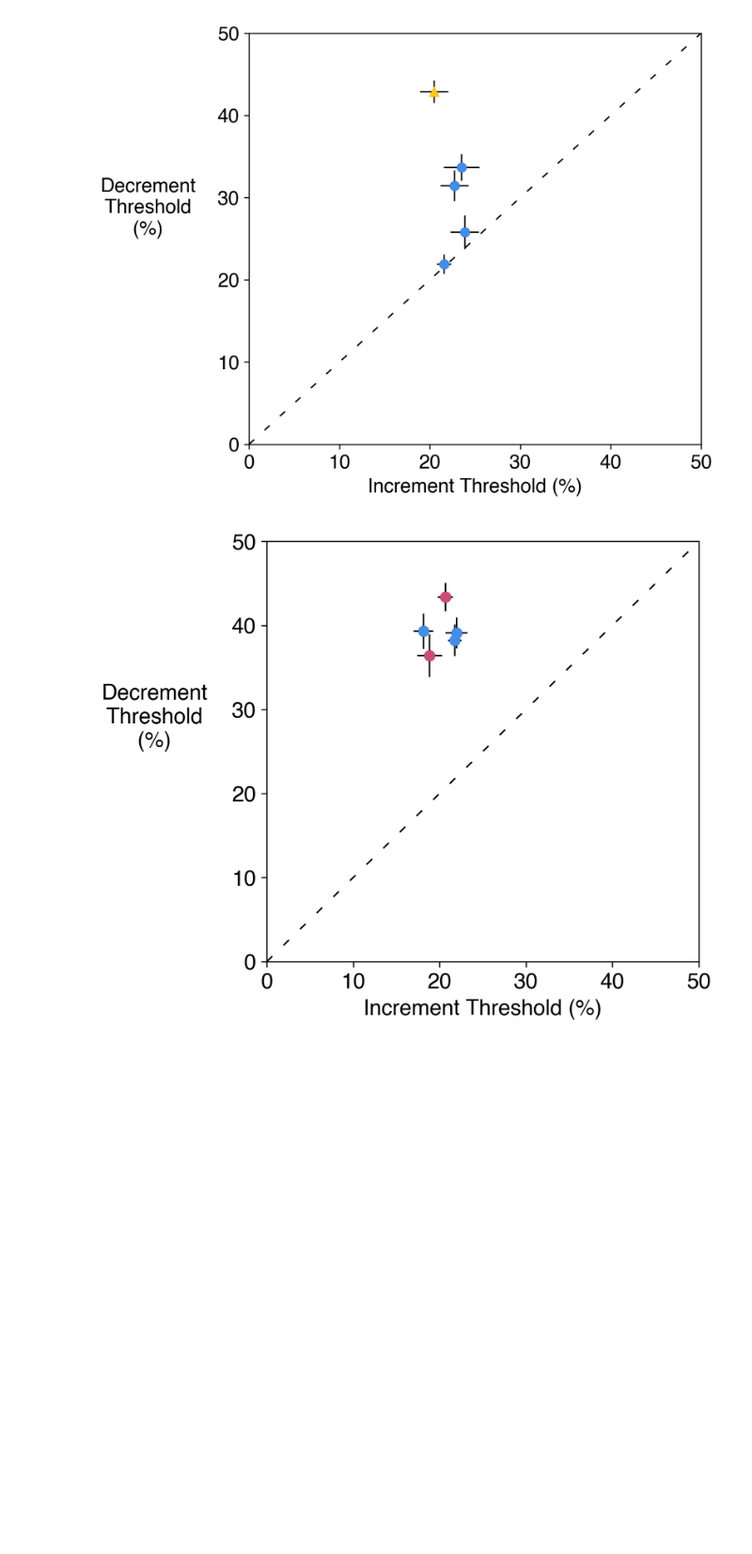
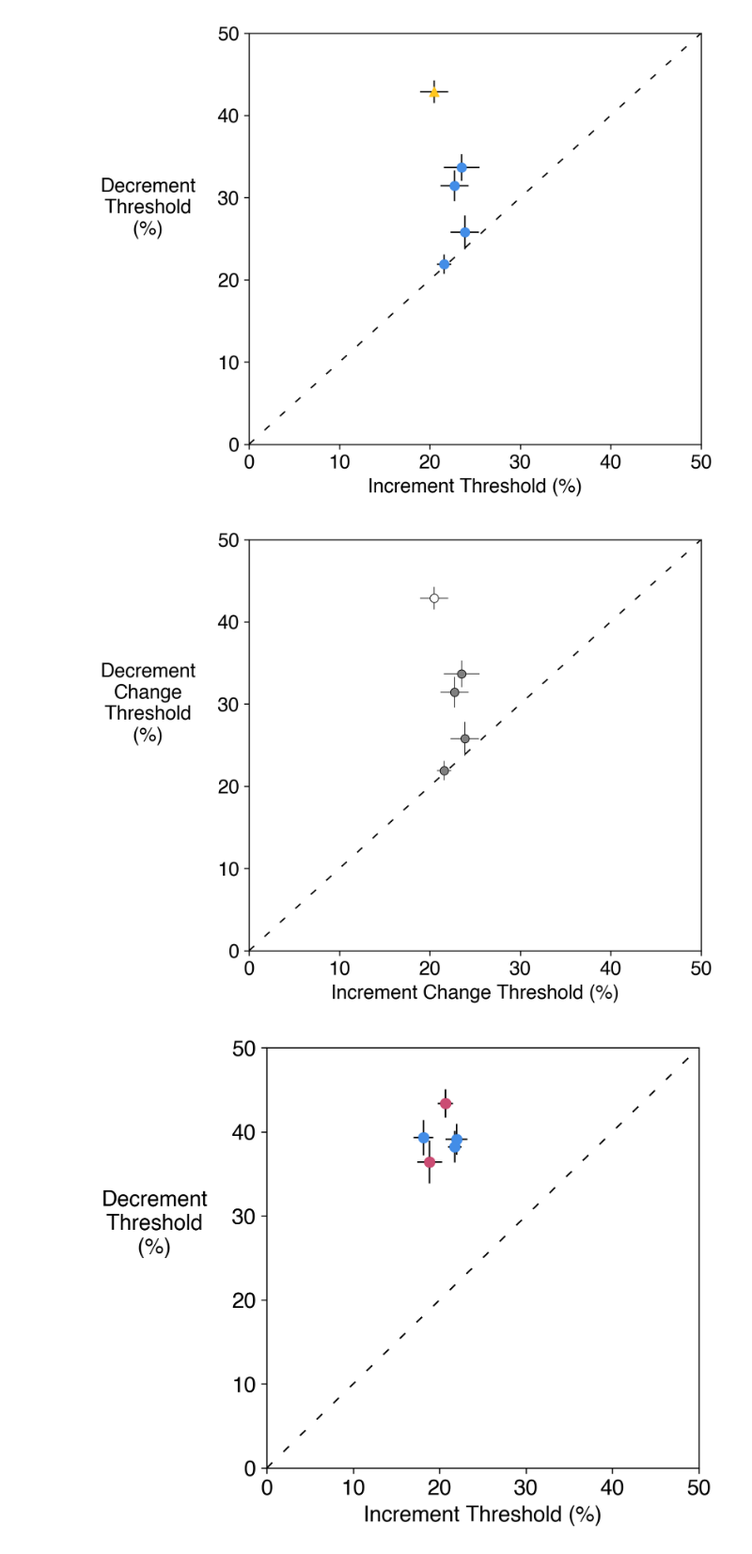
Before and after one commit to MaunsellLab/IDPsych, a Jupyter notebook: IDPsychFigures.ipynb, the cells around one changed output. Shown at 94% size. Drawn from its saved outputs; the diff is of its cells as text; code cells hidden in the pictures; blank space fills up the shorter version.

Commit message:
Figure Modifications
Lai changed the figure labels and legends as John suggested

```diff
--- a/IDPsychFigures.ipynb
+++ b/IDPsychFigures.ipynb
@@ -269,6 +269,42 @@ plt.show()
 #IDscat2.savefig('IDPsych_threshold_scatter_100ms_tightLayout.pdf')
 # %% [output]
 [figure]
+# %%
+# Scatter plot using the 100ms lifetime data
+# Gray / white symbols with modified axis labels
+supFig1 = plt.figure(figsize=(6.4,5), dpi = 300)
+
+for sj in ['201']:
+    taskMode = allData_2[sj]['taskMode']
+    thresholdPC = allData_2[sj]['thresholdPC']
+    Inc = np.array([thresholdPC[se] for se in range(len(thresholdPC)) if taskMode[se] == 1])
+    Dec = np.array([thresholdPC[se] for se in range(len(thresholdPC)) if taskMode[se] == 0])
+    plt.errorbar(x = np.mean(Inc), y = np.mean(Dec), xerr = sem(Inc), yerr = sem(Dec),
+                 marker = 'o', mec = 'k', mfc = 'w', markeredgewidth = 0.5,
+                 ecolor = 'k', linewidth = 0.5)
+
+
+for sj in sjID_2[1:]:
+    taskMode = allData_2[sj]['taskMode']
+    thresholdPC = allData_2[sj]['thresholdPC']
+    Inc = np.array([thresholdPC[se] for se in range(len(thresholdPC)) if taskMode[se] == 1])
+    Dec = np.array([thresholdPC[se] for se in range(len(thresholdPC)) if taskMode[se] == 0])
+    plt.errorbar(x = np.mean(Inc), y = np.mean(Dec), xerr = sem(Inc), yerr = sem(Dec),
+                 marker = 'o', mec = 'k', mfc = 'gray', markeredgewidth = 0.5,
+                 ecolor = 'k', linewidth = 0.5)
+
+plt.xlim([0, 50])
+plt.ylim([0, 50])
+plt.plot([0, 50], [0, 50], 'k--', linewidth = 1, dashes = (5,10))
+plt.xticks(fontfamily = 'Helvetica', fontsize = 14)
+plt.yticks(fontfamily = 'Helvetica', fontsize = 14)
+plt.xlabel('Increment Change Threshold (%)', fontsize = 14, fontfamily = 'Helvetica')
+plt.ylabel('Decrement\nChange\nThreshold\n(%)', fontsize = 14, rotation = 0, fontfamily = 'Helvetica', labelpad = 50)
+supFig1.set_tight_layout(True)
+plt.show()
+supFig1.savefig('IDPsych_supFig1_tightLayout.pdf')
+# %% [output]
+[figure, added]
 # %%
 # Scatter plot using the 33ms lifetime data
 IDscat4 = plt.figure(figsize=(5,5), dpi = 300)
```
Also changed, not shown: parts of 1 cell of this notebook, 3 other files.
